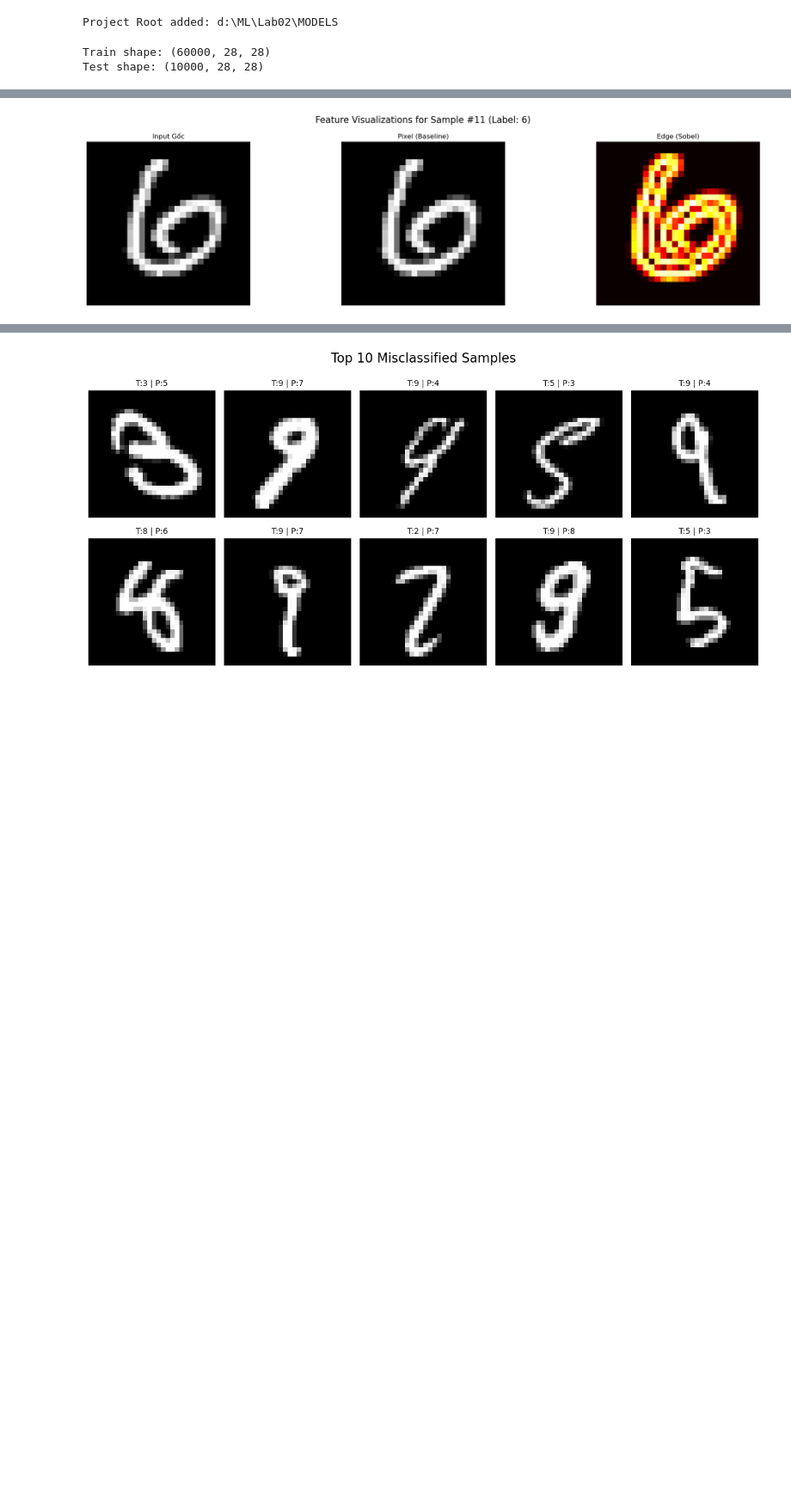
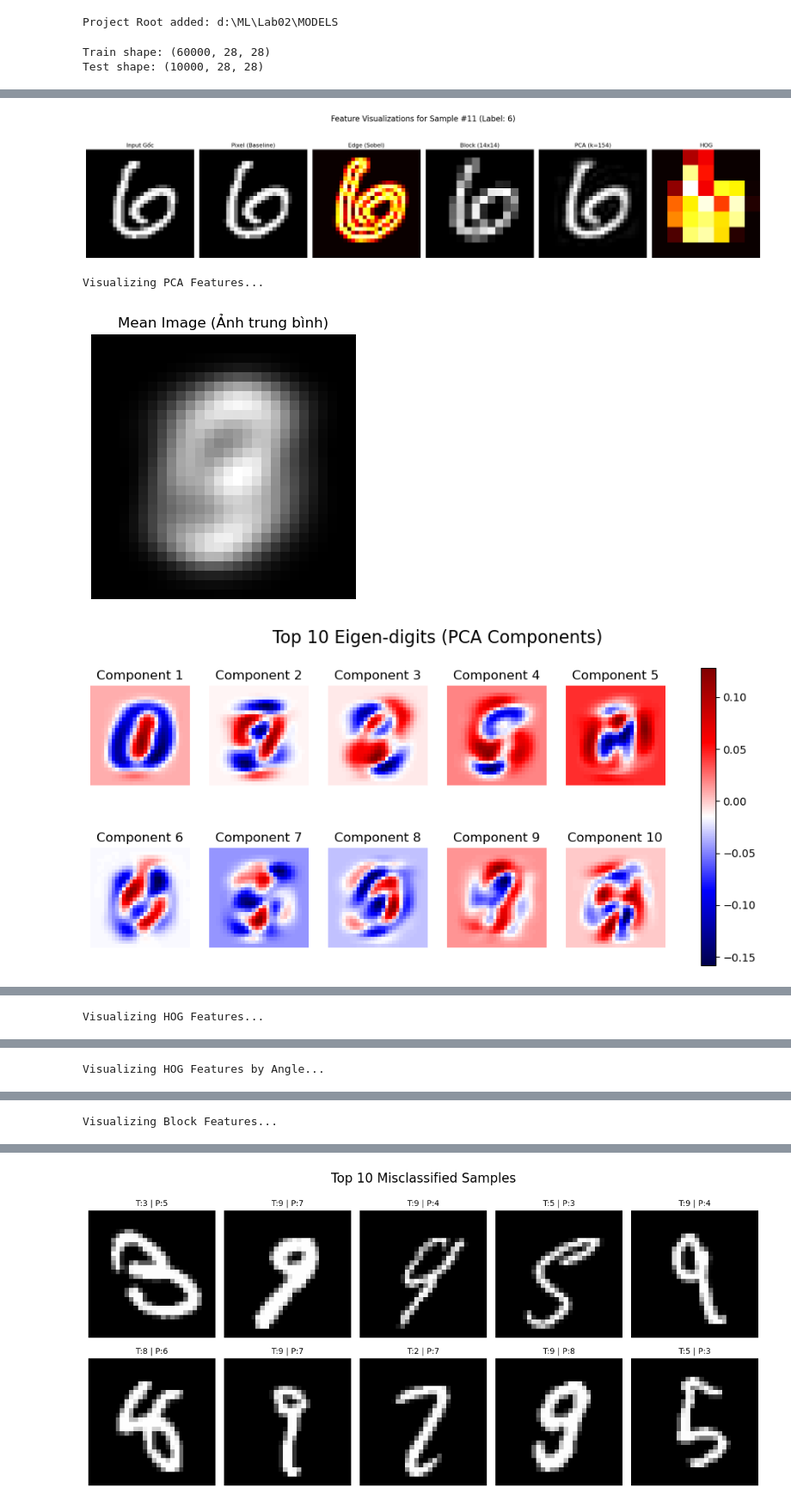
Before and after one commit to Le-Anh-Duy/Intro2ML-Lab02-SoftmaxRegression, a Jupyter notebook: MODELS/notebooks/experiment.ipynb, the cells around one changed output, grey strips where cells are left out. Shown at 86% size. Cells and saved outputs as stored; diff of their text form; code cells hidden in the pictures; blank space fills up the shorter version.

```diff
--- a/MODELS/notebooks/experiment.ipynb
+++ b/MODELS/notebooks/experiment.ipynb
@@ -56,3 +56,5 @@ X_train, X_val, y_train, y_val = train_val_split(X_train, y_train)
 # %% [output]
 Train shape: (60000, 28, 28)
 Test shape: (10000, 28, 28)
+# %%
+pca_features = check_pca_variance(X_train)
@@ -60,7 +68,7 @@ Test shape: (10000, 28, 28)
 TRAIN_CONFIG = {
     'batch_size': X_train.shape[0],
     'verbose': True,
-    'epochs': 125
+    'epochs': 100,
 }
 
 models = {
@@ -82,8 +90,8 @@ models = {
         optimizer=Adam()
     ),
 
-    "PCA (k=64)": PCASoftmax(
-        num_features=64,
+    f"PCA (k={pca_features})": PCASoftmax(
+        num_features=pca_features,
         num_classes=10,
         optimizer=Adam()
     ),
@@ -97,9 +105,9 @@ models = {
 }
 
 model_lrs = {
-    "Pixel (Baseline)": 0.01,
+    "Pixel (Baseline)": 0.015,
     "Edge (Sobel)": 0.002,
-    "Block (14x14)": 0.05,
-    "PCA (k=64)": 0.05,
+    "Block (14x14)": 0.06,
+    f"PCA (k={pca_features})": 0.1,
     "HOG": 0.2
 }
@@ -139,7 +151,6 @@ for name, model in models.items():
 
     # Store loss history
     train_loss[name] = model.loss_history
-    valid_loss[name] = model.acc_history
 
 print(f"\n{'='*20} BENCHMARK COMPLETED {'='*20}")
 # %% [output]
@@ -220,8 +268,8 @@ plt.show()
 # %%
 # Detailed Classification Report for Selected Models
-compare_list = ["Pixel (Baseline)", "HOG", "PCA (k=64)", "Edge (Sobel)", "Block (14x14)"]
+feature_models = list(models.keys())
 
-for name in compare_list:
+for name in feature_models:
     if name in models:
         y_pred = models[name].predict(X_test)
         print_class_report(y_test, y_pred, name)
@@ -246,32 +309,53 @@ Class  | Precision  | Recall     | F1-Score
 # %%
+# Feature vector visualizations
+
 sample_idx = 11
 sample_img = X_test[sample_idx]
 sample_label = y_test[sample_idx]
 
-feature_models = ["Pixel (Baseline)", "Edge (Sobel)"]
+feature_models = list(models.keys())
 
+# General feature visualizations
 plt.figure(figsize=(20, 5))
 plt.suptitle(f"Feature Visualizations for Sample #{sample_idx} (Label: {sample_label})", fontsize=16)
 
 ax0 = plt.subplot(1, len(feature_models) + 1, 1)
 ax0.imshow(sample_img.reshape(28, 28), cmap='gray')
 ax0.set_title("Input Gốc")
 ax0.axis('off')
 
 for i, name in enumerate(feature_models):
     if name in models:
         ax = plt.subplot(1, len(feature_models) + 1, i + 2)
 
         model_instance = models[name]
         viz_data = model_instance.get_feature_visualization(sample_img)
 
         cmap_type = 'hot' if 'HOG' in name or 'Edge' in name else 'gray'
 
         ax.imshow(viz_data, cmap=cmap_type)
         ax.set_title(f"{name}")
         ax.axis('off')
 
 plt.tight_layout()
 plt.show()
+
+# Visualize feature representations for analysis OF PCA, HOG, Block
+pca_model = models["PCA (k=154)"]
+print("Visualizing PCA Features...")
+visualize_PCA_features(pca_model)
+
+hog_model = models["HOG"]
+print("Visualizing HOG Features...")
+visualize_hog_features(hog_model, X_test[sample_idx])
+print("Visualizing HOG Features by Angle...")
+visualize_hog_features_order_by_angle(hog_model, X_test[sample_idx], grid_size=(7,7))
+
+block_model = models["Block (14x14)"]
+print("Visualizing Block Features...")
+visualize_block_features(block_model, X_test[sample_idx])
 # %% [output]
-[figure, old version]
+[figure, new version]
+Visualizing PCA Features...
+[figure, added]
+[figure, added]
@@ -277,0 +363 @@ plt.show()
+Visualizing HOG Features...
@@ -277,0 +365 @@ plt.show()
+Visualizing HOG Features by Angle...
@@ -277,0 +368 @@ plt.show()
+Visualizing Block Features...
```
Also changed, not shown: parts of 19 cells of this notebook, 5 other files.
